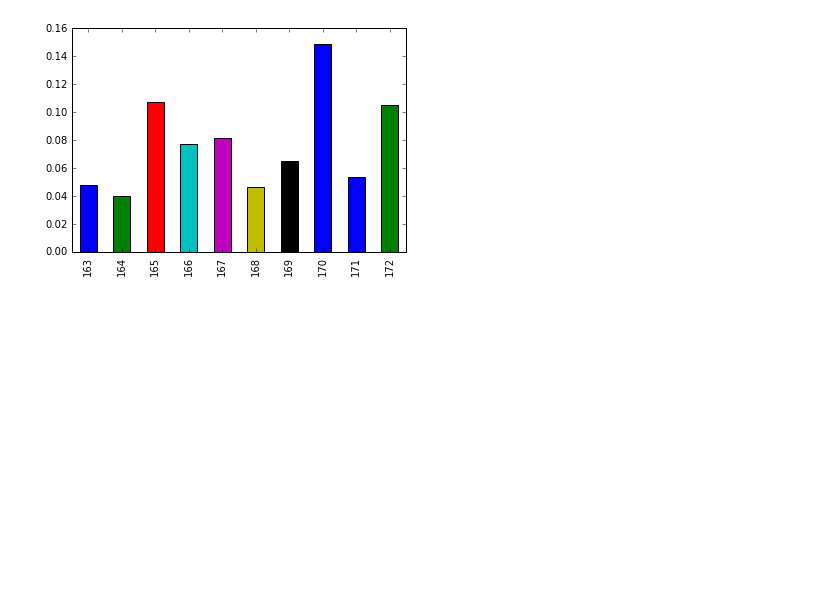
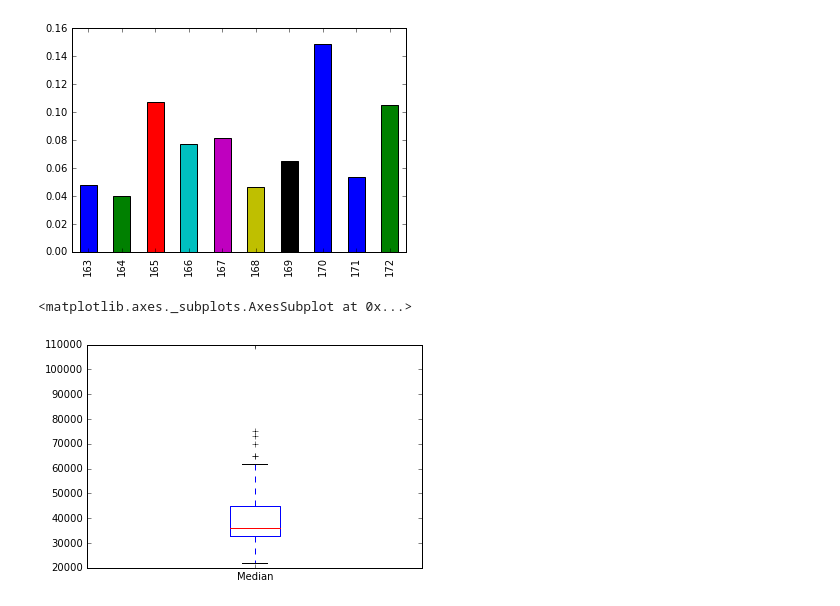
Before and after one commit to Push911/Machine-Learning, a Jupyter notebook: Kaggle data science competitions/Exploratory Data Visualization: Visualizing Earnings Based On College Majors.ipynb, the cells around one changed output. Saved outputs shown, nothing was run; the diff lists cells and outputs as text; code cells hidden in the pictures; blank space fills up the shorter version.

Commit message:
Data visualization using new plots, some additions  and fixes

```diff
--- a/Kaggle data science competitions/Exploratory Data Visualization: Visualizing Earnings Based On College Majors.ipynb
+++ b/Kaggle data science competitions/Exploratory Data Visualization: Visualizing Earnings Based On College Majors.ipynb
@@ -195,0 +194,5 @@ recentGrads.Men
+# %%
+recentGrads.Median.plot(kind="box")
+# %% [output]
+<matplotlib.axes._subplots.AxesSubplot at 0x...>
+[figure, added]
```
Also changed, not shown: parts of 9 cells of this notebook.
